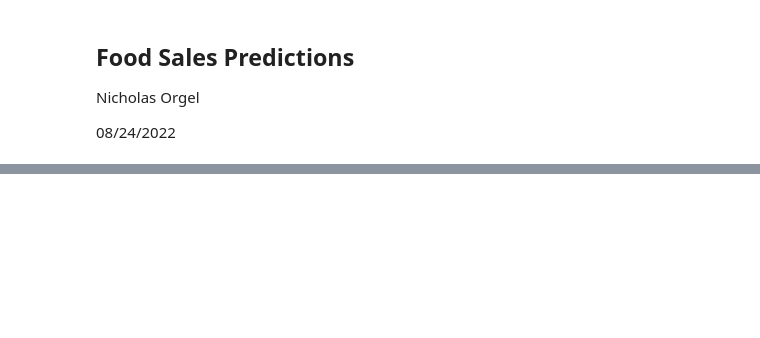
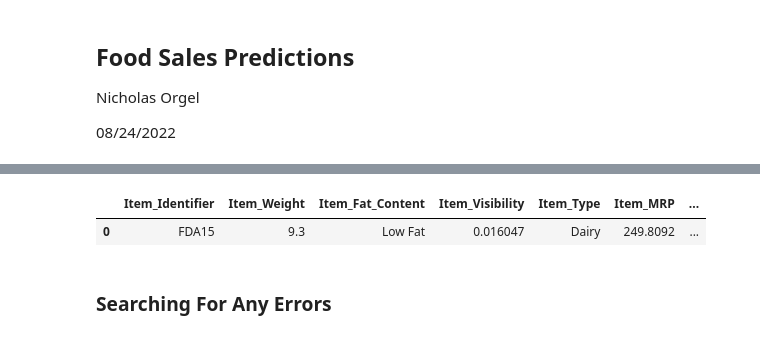
Before and after one commit to norgel/food-sales-predictions, a Jupyter notebook: food_sales_predictions.ipynb, the cells around one changed output, grey strips where cells are left out. Saved outputs shown, nothing was run; the diff lists cells and outputs as text; code cells hidden in the pictures; blank space fills up the shorter version.

```diff
--- a/food_sales_predictions.ipynb
+++ b/food_sales_predictions.ipynb
@@ -18,0 +85,3 @@ df.head()
+# %%
+iw_mean = df['Item_Weight'].mean()
+iw_mean
@@ -18,0 +96,6 @@ df.head()
+# %%
+# Filling in missing values for Item_Weight
+df['Item_Weight']= df['Item_Weight'].fillna(iw_mean)
+# %%
+# Filling in missing values for Outlet_Size
+df['Outlet_Size']= df['Outlet_Size'].fillna('Medium')
@@ -18,0 +119,7 @@ df.head()
+# %%
+df.head(1)
+# %% [output]
+|  | Item_Identifier | Item_Weight | Item_Fat_Content | Item_Visibility | Item_Type | Item_MRP | ... |
+| 0 | FDA15 | 9.3 | Low Fat | 0.016047 | Dairy | 249.8092 | ... |
+# %% [markdown]
+### Searching For Any Errors
```
Also changed, not shown: parts of 22 cells of this notebook.
